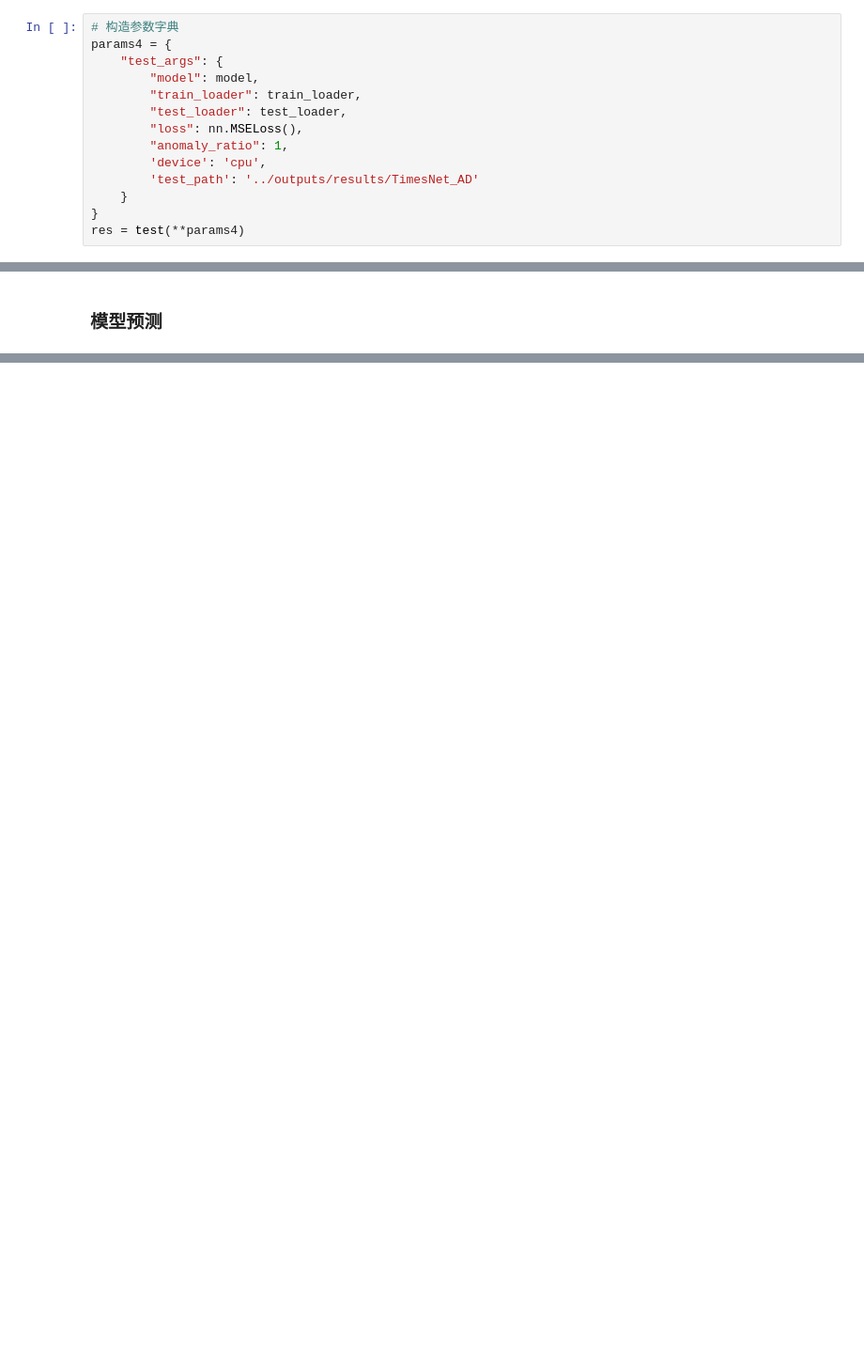
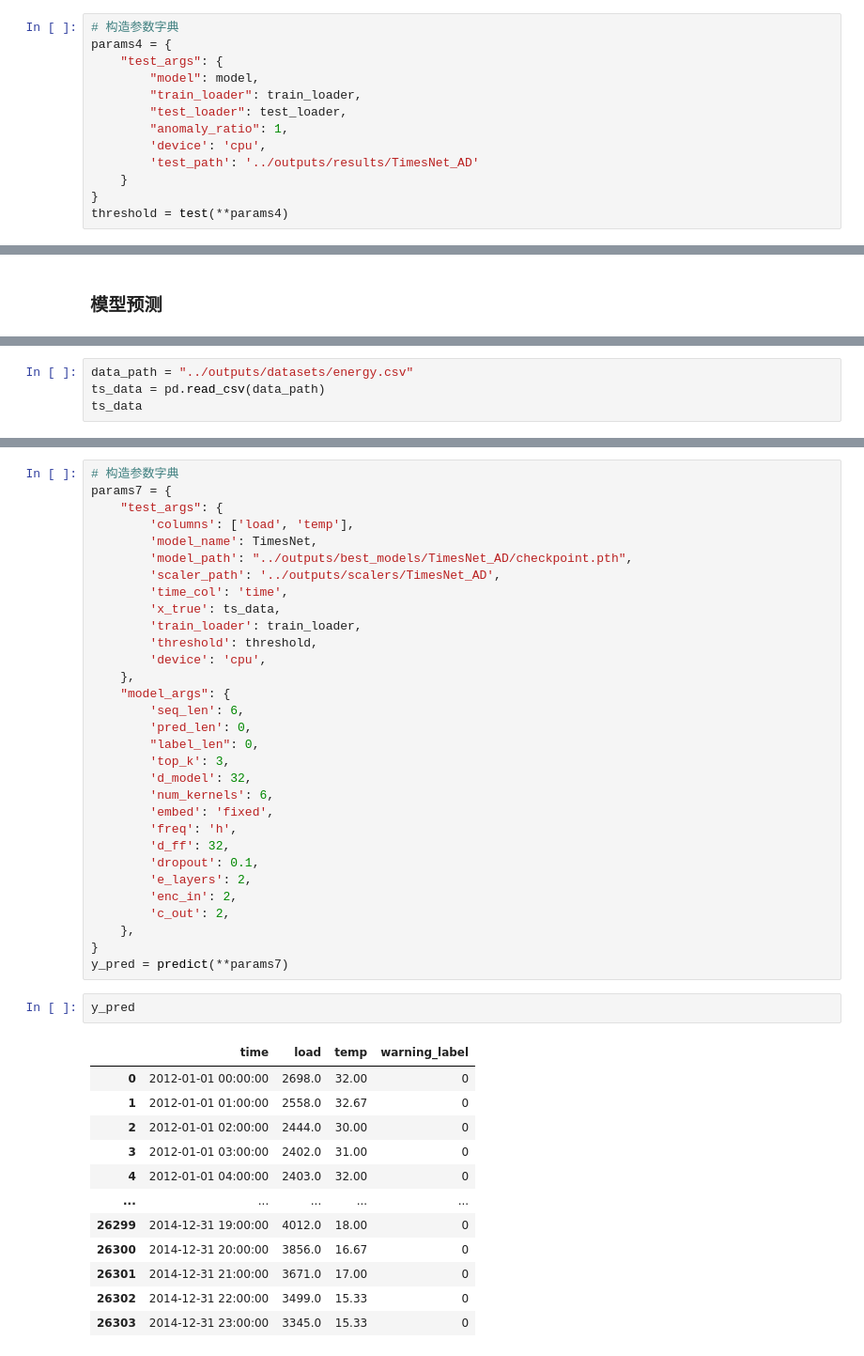
Before and after one commit to caoyuyu2021/src, a Jupyter notebook: 01.python/05.practice/02.time_series/src/14.时间序列.ipynb, the cells around one changed output, grey strips where cells are left out. Shown at 94% size. Drawn from its saved outputs; the diff is of its cells as text; blank space fills up the shorter version.

```diff
--- a/01.python/05.practice/02.time_series/src/14.时间序列.ipynb
+++ b/01.python/05.practice/02.time_series/src/14.时间序列.ipynb
@@ -1084,11 +1079,10 @@ params4 = {
         "model": model,
         "train_loader": train_loader,
         "test_loader": test_loader,
-        "loss": nn.MSELoss(),
         "anomaly_ratio": 1,
         'device': 'cpu',
         'test_path': '../outputs/results/TimesNet_AD'
     }
 }
-res = test(**params4)
+threshold = test(**params4)
 # %% [output]
@@ -1098,0 +1185,4 @@ Accuracy : 0.9878, Precision : 0.0000, Recall : 0.0000, F-score : 0.0000
+# %%
+data_path = "../outputs/datasets/energy.csv"
+ts_data = pd.read_csv(data_path)
+ts_data
@@ -1098,0 +1203,46 @@ Accuracy : 0.9878, Precision : 0.0000, Recall : 0.0000, F-score : 0.0000
+# %%
+# 构造参数字典
+params7 = {
+    "test_args": {
+        'columns': ['load', 'temp'],
+        'model_name': TimesNet,
+        'model_path': "../outputs/best_models/TimesNet_AD/checkpoint.pth",
+        'scaler_path': '../outputs/scalers/TimesNet_AD',
+        'time_col': 'time',
+        'x_true': ts_data,
+        'train_loader': train_loader,
+        'threshold': threshold,
+        'device': 'cpu',
+    },
+    "model_args": {
+        'seq_len': 6,
+        'pred_len': 0,
+        "label_len": 0,
+        'top_k': 3,
+        'd_model': 32,
+        'num_kernels': 6,
+        'embed': 'fixed',
+        'freq': 'h',
+        'd_ff': 32,
+        'dropout': 0.1,
+        'e_layers': 2,
+        'enc_in': 2,
+        'c_out': 2,
+    },
+}
+y_pred = predict(**params7)
+# %%
+y_pred
+# %% [output]
+|  | time | load | temp | warning_label |
+| 0 | 2012-01-01 00:00:00 | 2698.0 | 32.00 | 0 |
+| 1 | 2012-01-01 01:00:00 | 2558.0 | 32.67 | 0 |
+| 2 | 2012-01-01 02:00:00 | 2444.0 | 30.00 | 0 |
+| 3 | 2012-01-01 03:00:00 | 2402.0 | 31.00 | 0 |
+| 4 | 2012-01-01 04:00:00 | 2403.0 | 32.00 | 0 |
+| ... | ... | ... | ... | ... |
+| 26299 | 2014-12-31 19:00:00 | 4012.0 | 18.00 | 0 |
+| 26300 | 2014-12-31 20:00:00 | 3856.0 | 16.67 | 0 |
+| 26301 | 2014-12-31 21:00:00 | 3671.0 | 17.00 | 0 |
+| 26302 | 2014-12-31 22:00:00 | 3499.0 | 15.33 | 0 |
+| 26303 | 2014-12-31 23:00:00 | 3345.0 | 15.33 | 0 |
```
Also changed, not shown: parts of 7 cells of this notebook, 11 other files.
